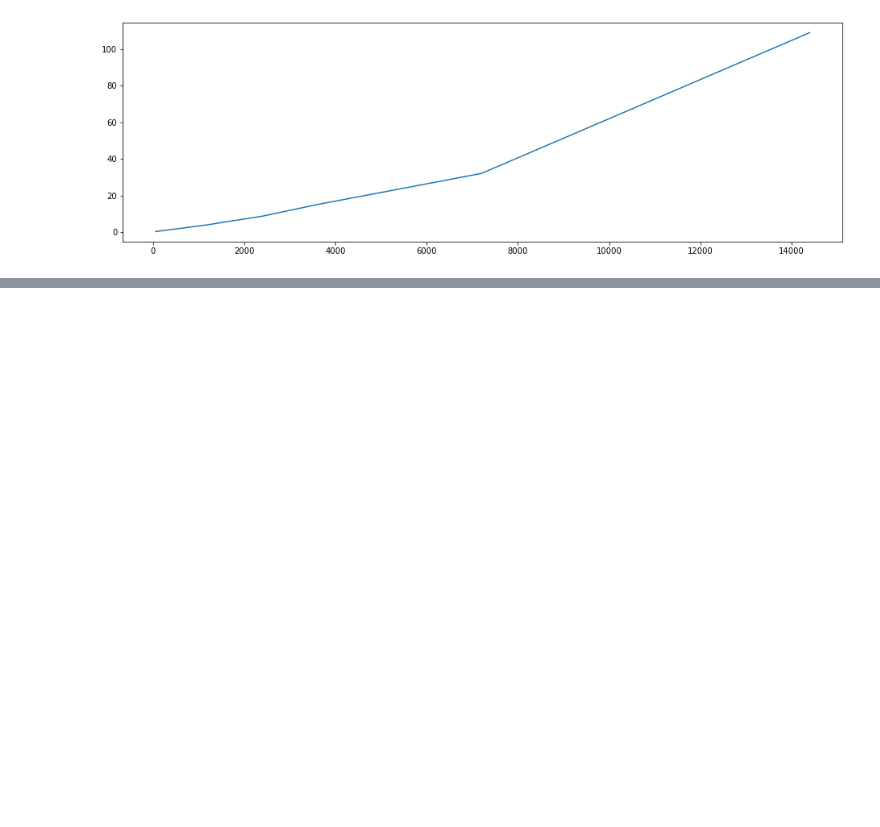
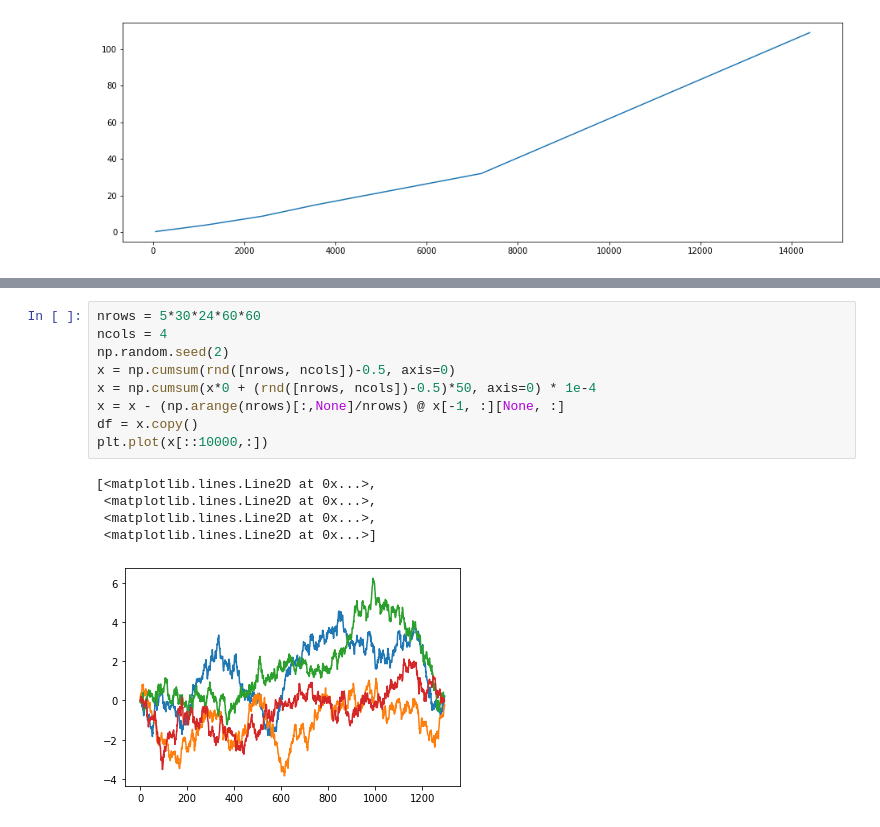
Before and after one commit to arifz/AutoPCA, a Jupyter notebook: AutoPCA.ipynb, the cells around one changed output, grey strips where cells are left out. Saved outputs shown, nothing was run; the diff lists cells and outputs as text; blank space fills up the shorter version.

```diff
--- a/AutoPCA.ipynb
+++ b/AutoPCA.ipynb
@@ -550,0 +559,15 @@ Now the only thing that remains to explain is why it took me four days to write
+# %%
+nrows = 5*30*24*60*60
+ncols = 4
+np.random.seed(2)
+x = np.cumsum(rnd([nrows, ncols])-0.5, axis=0)
+x = np.cumsum(x*0 + (rnd([nrows, ncols])-0.5)*50, axis=0) * 1e-4
+x = x - (np.arange(nrows)[:,None]/nrows) @ x[-1, :][None, :]
+df = x.copy()
+plt.plot(x[::10000,:])
+# %% [output]
+[<matplotlib.lines.Line2D at 0x...>,
+ <matplotlib.lines.Line2D at 0x...>,
+ <matplotlib.lines.Line2D at 0x...>,
+ <matplotlib.lines.Line2D at 0x...>]
+[figure, added]
```
Also changed, not shown: parts of 14 cells of this notebook.
